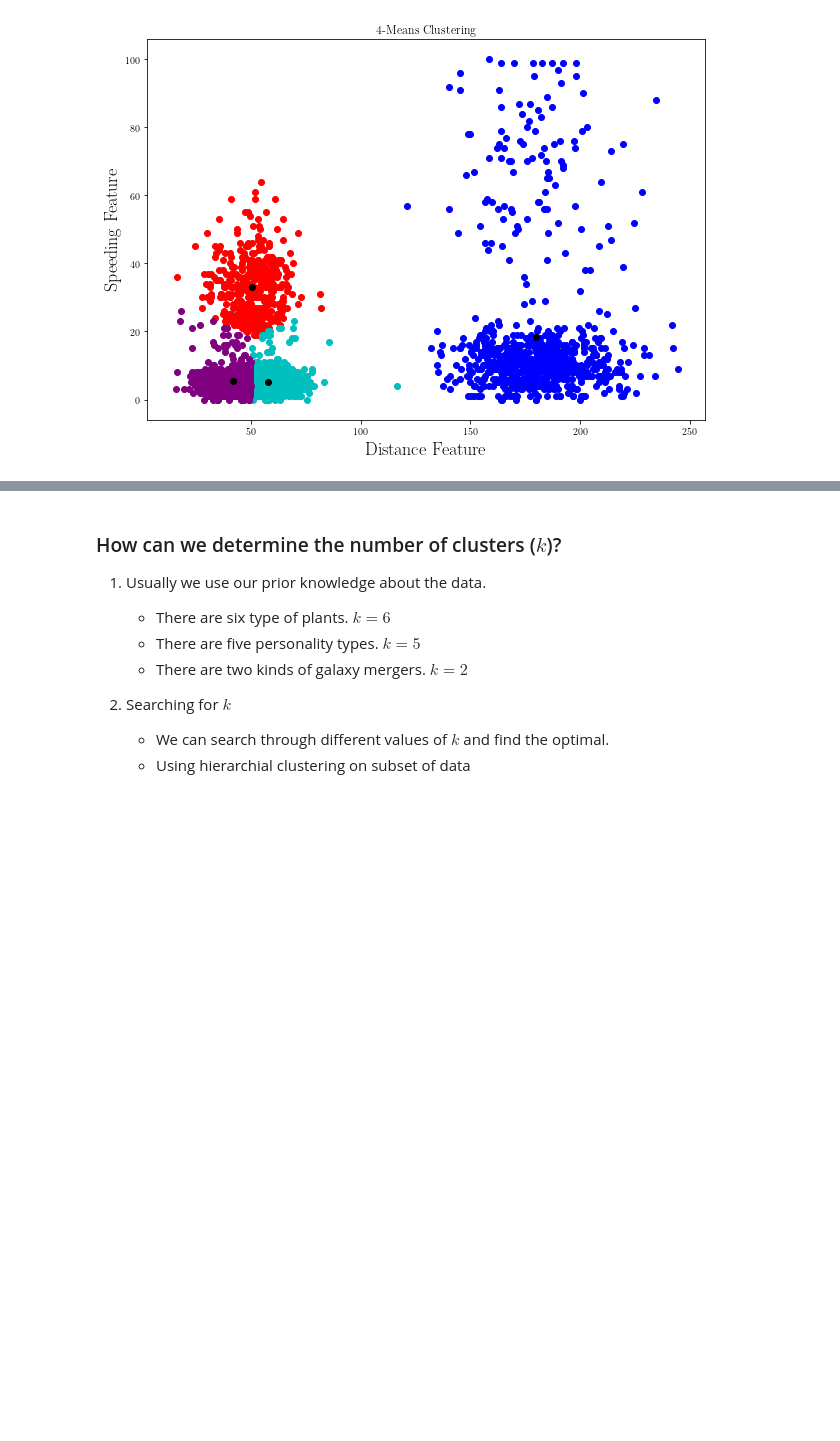
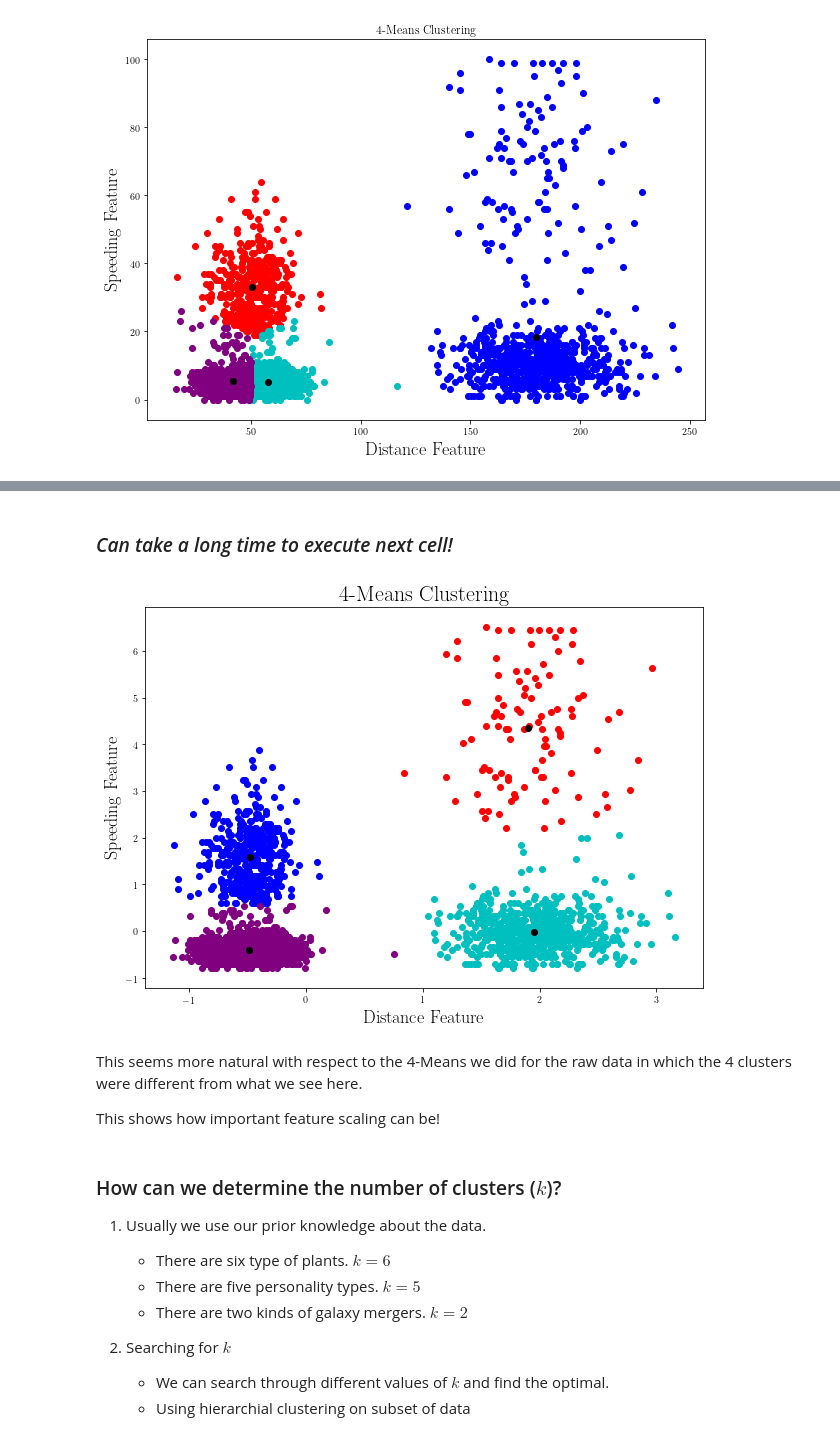
Before and after one commit to abtinshahidi/Foundation_applied_machine_learning, a Jupyter notebook: notebooks/week5/week5.ipynb, the cells around one changed output, grey strips where cells are left out. Cells and saved outputs as stored; diff of their text form; code cells hidden in the pictures; blank space fills up the shorter version.

Commit message:
Added a part for feature scaling

```diff
--- a/notebooks/week5/week5.ipynb
+++ b/notebooks/week5/week5.ipynb
@@ -538,3 +559,31 @@ plt.show()
+# %% [markdown]
+### _Can take a long time to execute next cell!_
+# %%
+clusters = K_Means_Clustering(_points_, 4)
+
+plt.figure(figsize=(10,7))
+
+
+colors = ["b", "r", "c", "purple"]
+for i, cluster in enumerate(clusters):
+    for p in list(cluster.points):
+        plt.scatter(p.get_features()[0], p.get_features()[1], color = colors[i])
+    plt.scatter(cluster.find_centroid().get_features()[0], cluster.find_centroid().get_features()[1], color = "k")
+
+
+plt.title(r"4-Means Clustering", fontsize = 22)
+
+plt.xlabel(r"Distance Feature", fontsize = 18)
+plt.ylabel(r"Speeding Feature", fontsize = 18)
+
+
+plt.show()
+# %% [output]
+[figure, added]
+# %% [markdown]
+This seems more natural with respect to the 4-Means we did for the raw data in which the 4 clusters were different from what we see here.
+
+This shows how important feature scaling can be!
 # %% [markdown]
 ### How can we determine the number of clusters ($k$)?
 
```
Also changed, not shown: parts of 8 cells of this notebook.
